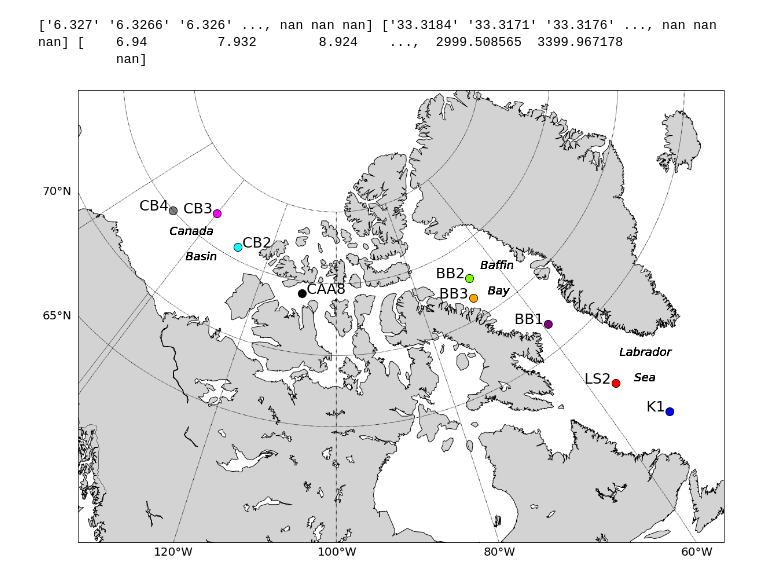
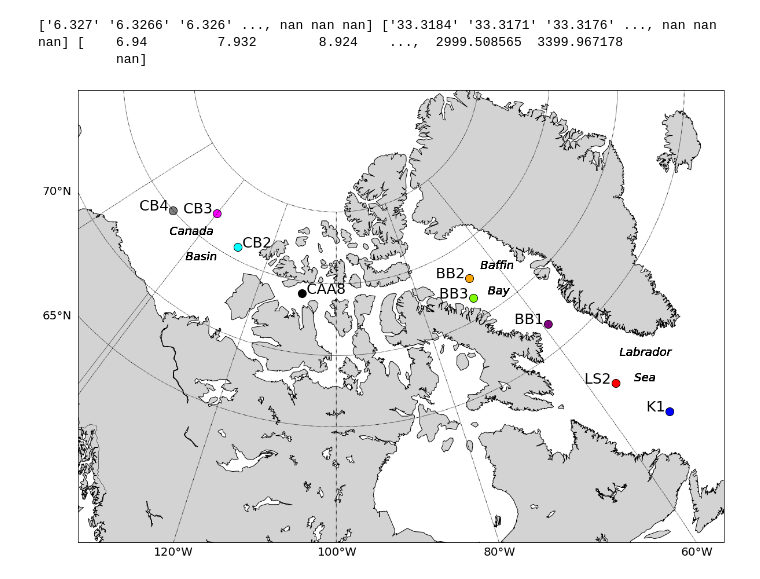
Before and after one commit to UBC-MOAD/analysis-melanie, a Jupyter notebook: notebooks/Geotraces2015data/Geotraces2015data-PaThStations_MAP-color.ipynb, the cells around one changed output. Saved outputs shown, nothing was run; the diff lists cells and outputs as text; code cells hidden in the pictures.

```diff
--- a/notebooks/Geotraces2015data/Geotraces2015data-PaThStations_MAP-color.ipynb
+++ b/notebooks/Geotraces2015data/Geotraces2015data-PaThStations_MAP-color.ipynb
@@ -119,33 +113,33 @@ for i in range(0,len(data.lon),1):
         currentStation=data.Station[i]
 
         if currentStation != previousStation:
             previousStation=currentStation
-            for sta,name,M,F,H in zip(('K1','LS2','BB1','BB3','BB2','CB2','CB3','CB4','308/CAA8'),
-                                    ('K1','LS2','BB1','BB3','BB2',' CB2','CB3','CB4',' CAA8'),
+            for sta,name,M,F,H in zip(('K1','LS2','BB1','BB2','BB3','CB2','CB3','CB4','308/CAA8'),
+                                    ('K1','LS2','BB1','BB2','BB3',' CB2','CB3','CB4',' CAA8'),
                                     ('o','o','o','o','o','o','o','o','o'),
                                     ('blue','red','purple','orange','chartreuse','aqua',
                                      'magenta','grey','black'),
                                     ('right','right','right','right','right','left','right','right','left')):
                 if previousStation == sta:
                     plt.scatter(longi,lati,s=200,marker=M, facecolors=F, edgecolors='k',label=name)
                     ax.annotate(name+' ',xy=(longi,lati),horizontalalignment=H,fontsize=25)
                 if previousStation == 'BB2':
                     ax.annotate('   Baffin \n\n     Bay',xy=(longi,lati),verticalalignment = 'center',
                                 horizontalalignment='left',fontsize=20,fontstyle='italic')
                 if previousStation == 'CB3':
                     ax.annotate('\n   Canada \n\n  Basin',xy=(longi,lati),verticalalignment = 'top',
                                 horizontalalignment='right',fontsize=20,fontstyle='italic')
                 if previousStation == 'LS2':
                     ax.annotate(' Labrador \n\n     Sea',xy=(longi,lati),verticalalignment = 'bottom',
                                 horizontalalignment='left',fontsize=20,fontstyle='italic')
 
 savefig('Figures/PaThStationsColor_Map.pdf',bbox_inches='tight')
 savefig('Figures/PaThStationsColor_Map.png',bbox_inches='tight')
 
 plt.show()
 
 #pl.dump( ax, open('PaThStationsGreyPal_Map.pickle', 'wb'), fix_imports=True )
 
 #cmap = plt.get_cmap('jet')
 # %% [output]
-[figure, old version]
+[figure, new version]
```
Also changed, not shown: parts of 1 cell of this notebook, 12 other files.
